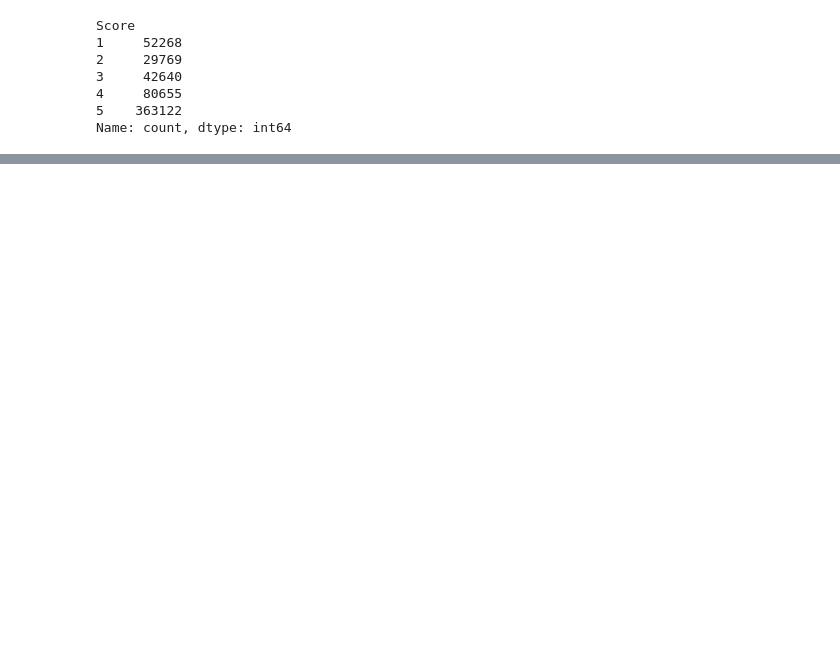
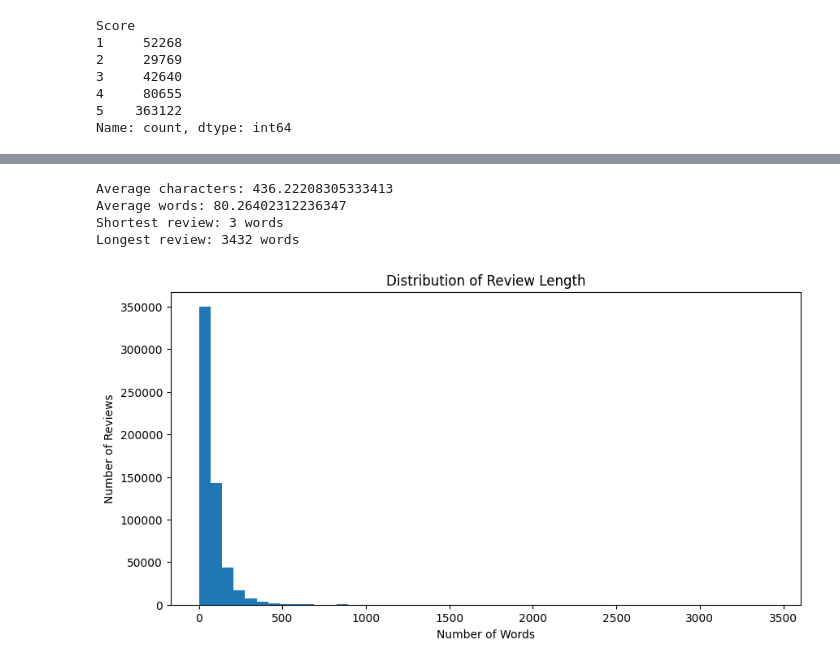
Before and after one commit to K3nleyy/fine-food-sentiment-analyzer, a Jupyter notebook: notebooks/01_data_exploration.ipynb, the cells around one changed output, grey strips where cells are left out. Drawn from its saved outputs; the diff is of its cells as text; code cells hidden in the pictures; blank space fills up the shorter version.

```diff
--- a/notebooks/01_data_exploration.ipynb
+++ b/notebooks/01_data_exploration.ipynb
@@ -46,0 +156,6 @@ Name: count, dtype: int64
+# %%
+df["text_char_count"] = df["Text"].str.len()
+
+df["text_word_count"] = df["Text"].str.split().str.len()
+
+df[["text_char_count", "text_word_count"]].describe()
@@ -46,0 +172,22 @@ Name: count, dtype: int64
+# %%
+print("Average characters:", df["text_char_count"].mean())
+print("Average words:", df["text_word_count"].mean())
+
+print("Shortest review:", df["text_word_count"].min(), "words")
+print("Longest review:", df["text_word_count"].max(), "words")
+# %% [output]
+Average characters: 436.22208305333413
+Average words: 80.26402312236347
+Shortest review: 3 words
+Longest review: 3432 words
+# %%
+plt.figure(figsize=(10, 5))
+
+plt.hist(df["text_word_count"], bins=50)
+
+plt.title("Distribution of Review Length")
+plt.xlabel("Number of Words")
+plt.ylabel("Number of Reviews")
+plt.show()
+# %% [output]
+[figure, added]
```
Also changed, not shown: parts of 34 cells of this notebook.
